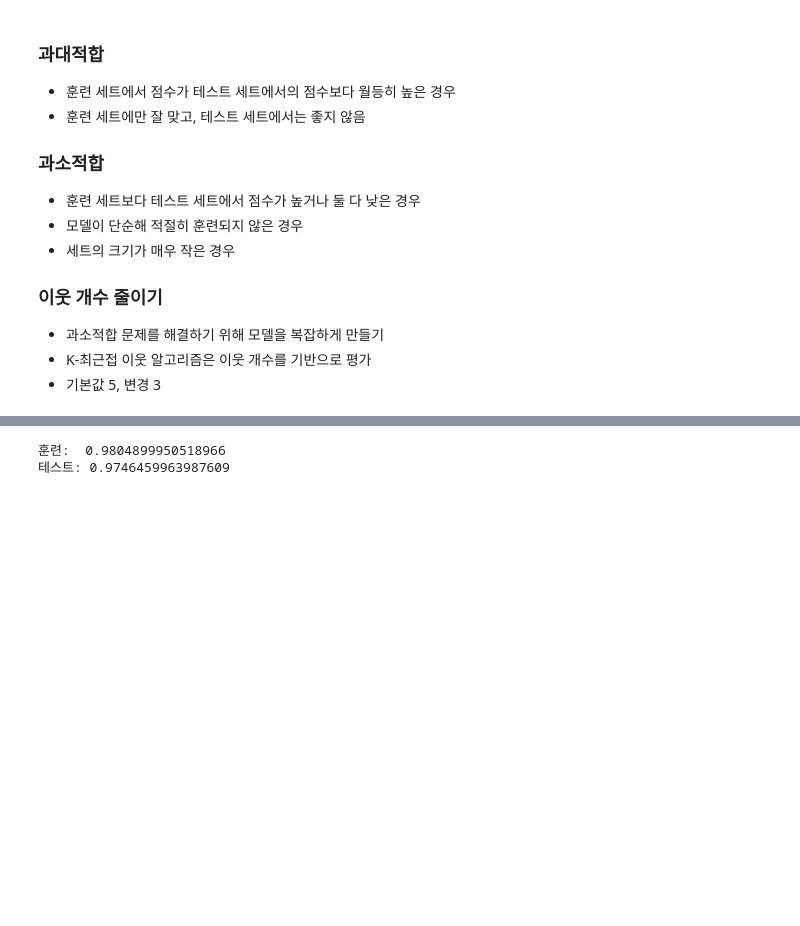
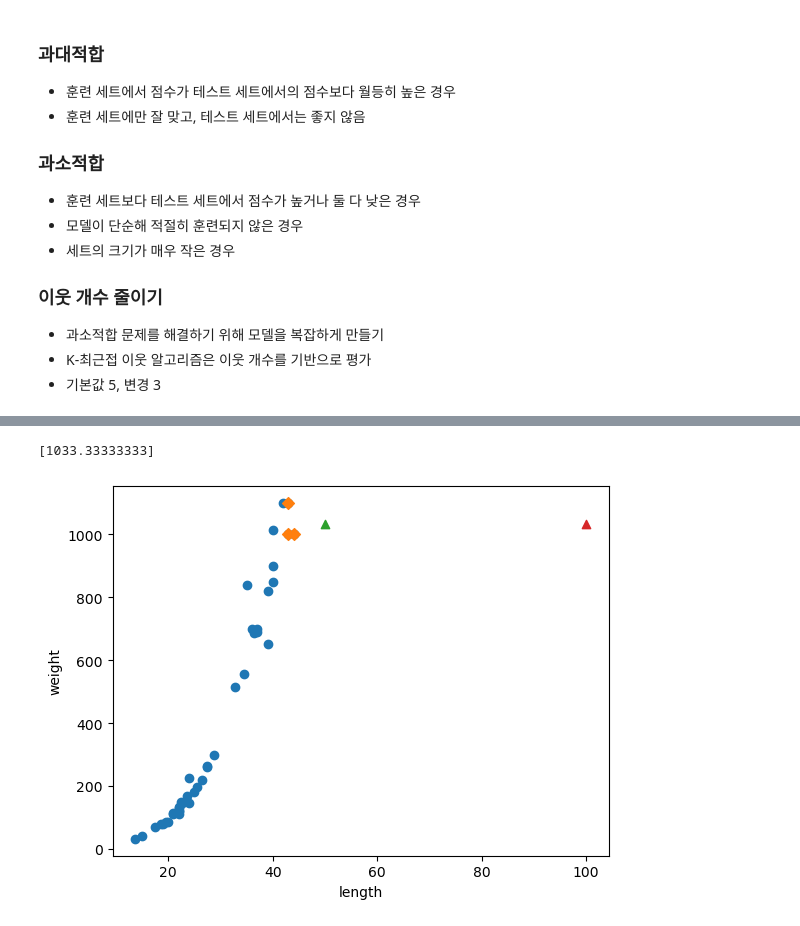
Before and after one commit to with-woong/-Learn-AI-Programming, a Jupyter notebook: 3. 회귀 알고리즘과 모델 규제 - K-최근접 이웃 회귀.ipynb, the cells around one changed output, grey strips where cells are left out. Drawn from its saved outputs; the diff is of its cells as text; code cells hidden in the pictures; blank space fills up the shorter version.

```diff
--- a/3. 회귀 알고리즘과 모델 규제 - K-최근접 이웃 회귀.ipynb
+++ b/3. 회귀 알고리즘과 모델 규제 - K-최근접 이웃 회귀.ipynb
@@ -104,11 +116,24 @@ print('테스트: ', knr.score(test_input, test_target), '- 적합') # 테스트
 # %%
-knr.n_neighbors = 3
-knr.fit(train_input, train_target)
+find_target = [[50]]
+predict = knr.predict(find_target)
 
-# 과소적합은 해결되었음
-# 이웃 개수를 축소함으로서 그래프가 단순화됨
-print('훈련: ', knr.score(train_input, train_target))
-print('테스트:', knr.score(test_input, test_target))
+print(predict)
+
+# 50cm 농어의 이웃 구하기
+distances, indexes = knr.kneighbors(find_target)
+
+# 훈련 세트의 산점도
+plt.scatter(train_input, train_target)
+# 훈련 세트 중에서 이웃 샘플만 다시 그림
+plt.scatter(train_input[indexes], train_target[indexes], marker='D')
+
+# 50cm 농어 데이터
+# 가장 근사치의 값을 가져오는 것이기 때문에 범위를 벗어나는 값은 예측하지 못함
+plt.scatter(50, predict, marker='^')
+plt.scatter(100, predict, marker='^')
+plt.xlabel('length')
+plt.ylabel('weight')
+plt.show()
 # %% [output]
-훈련:  0.9804899950518966
-테스트: 0.9746459963987609
+[1033.33333333]
+[figure, added]
```
Also changed, not shown: parts of 2 cells of this notebook.
